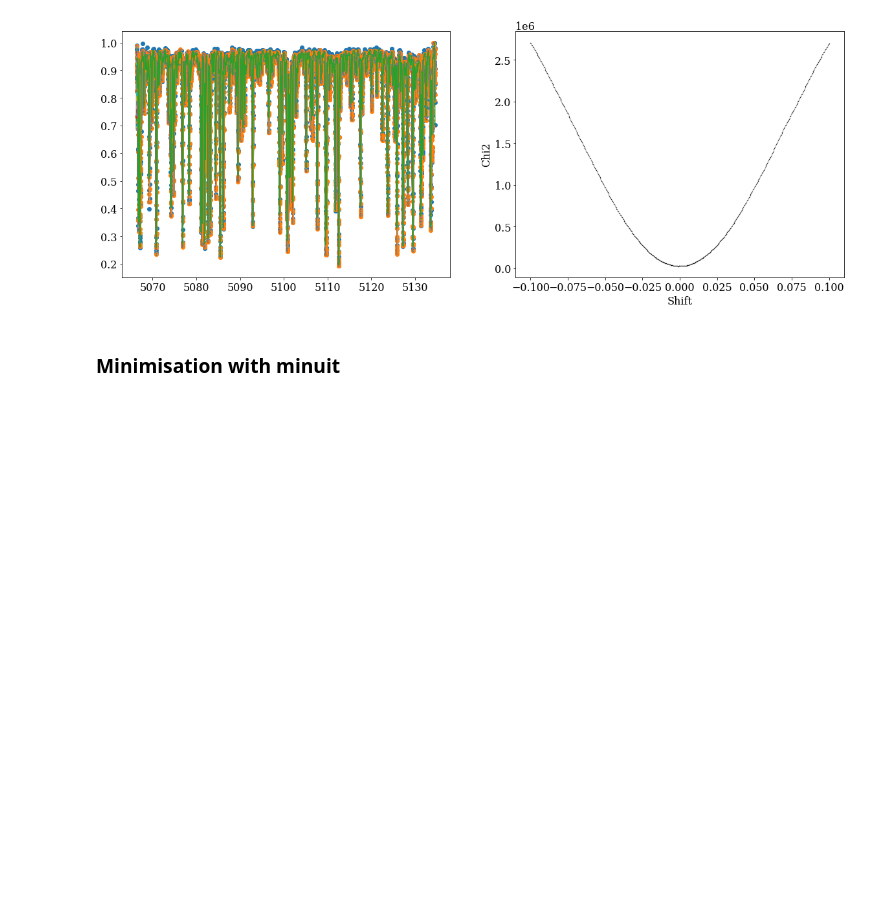
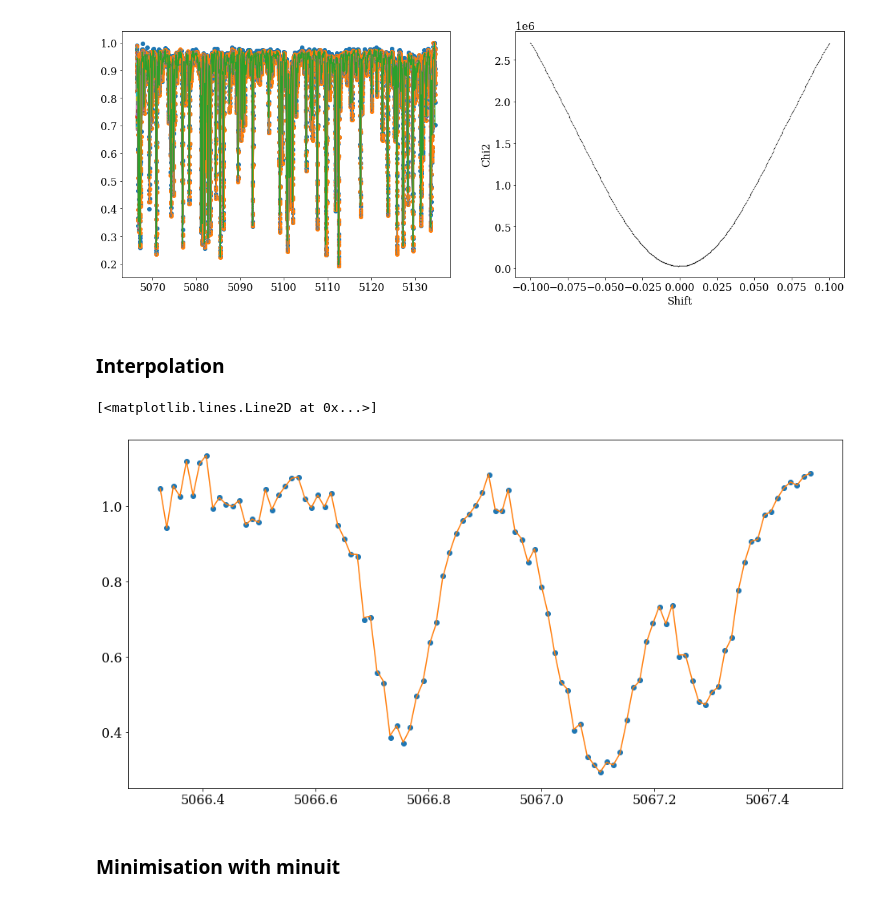
Before and after one commit to Harteg/bachelor-project, a Jupyter notebook: Lily_expres_data.ipynb, the cells around one changed output. Drawn from its saved outputs; the diff is of its cells as text; code cells hidden in the pictures; blank space fills up the shorter version.

```diff
--- a/Lily_expres_data.ipynb
+++ b/Lily_expres_data.ipynb
@@ -274,6 +275,47 @@ compute_shift_between_files(filenames[0], filenames[1], plot=True)
 # %% [output]
 (-0.001002004008016033, 25917.128465519716)
 [figure]
+# %% [markdown]
+### Interpolation
+# %%
+filenames = get_all_spectra_filenames()
+filename1 = filenames[0]
+filename2 = filenames[1]
+order = 40
+
+y1, y1_err, x1 = get_spec_wavel(load_spectra_fits(filename1), order)
+y2, y2_err, x2 = get_spec_wavel(load_spectra_fits(filename2), order)
+
+# Start when data is not nan
+x1 = x1[y1 > 0]
+y1_err = y1_err[y1 > 0]
+y1 = y1[y1 > 0]
+x2 = x2[y2 > 0]
+y2_err = y2_err[y2 > 0]
+y2 = y2[y2 > 0]
+
+# Normalize peak height by mean instead of max height,
+# as that led to inconsistencies
+# TODO normalize by continuum function
+y1_mean = np.nanmean(y1)
+y2_mean = np.nanmean(y2)
+y1 /= y1_mean
+y2 /= y2_mean
+# Normalize error
+y1_err /= y1_mean
+y2_err /= y2_mean
+
+# Make plot for the first 100 points
+a = x1[0:100]
+b = y1[0:100]
+plt.figure(figsize=(16,8))
+plt.plot(a, b, "o")
+f1 = interp1d(a, b, kind='cubic')
+xnew = np.linspace(min(a), max(a), 100)
+plt.plot(xnew, f1(xnew))
+# %% [output]
+[<matplotlib.lines.Line2D at 0x...>]
+[figure, added]
 # %% [markdown]
 ### Minimisation with minuit
 # %%
```
Also changed, not shown: parts of 49 cells of this notebook, 7 other files.
